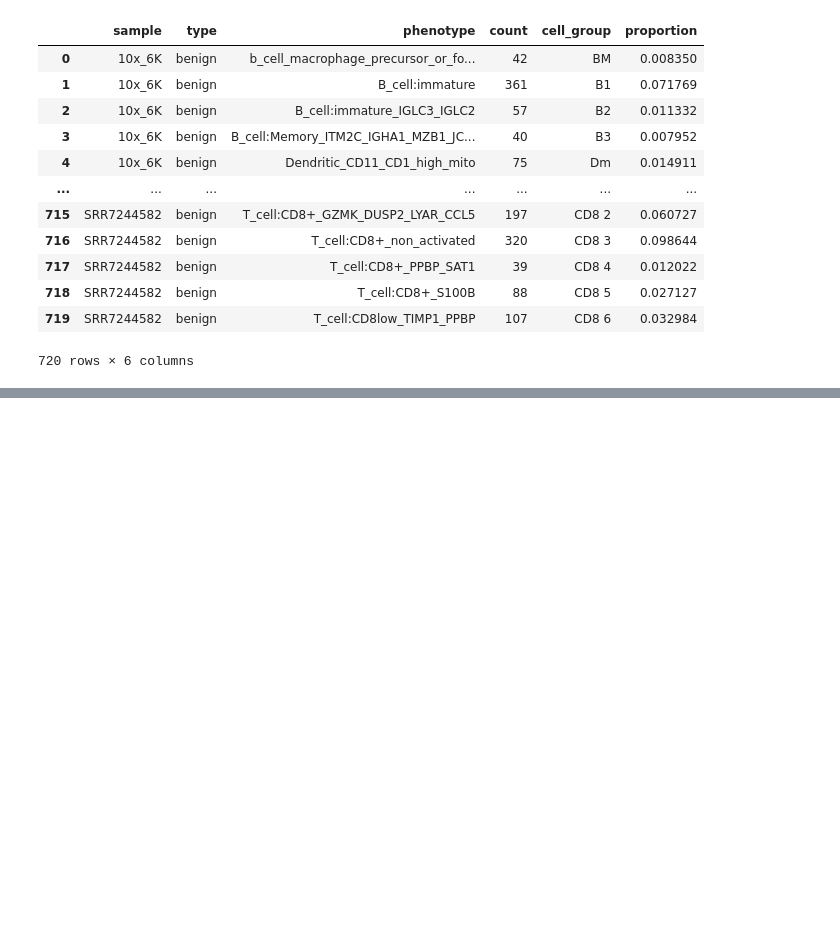
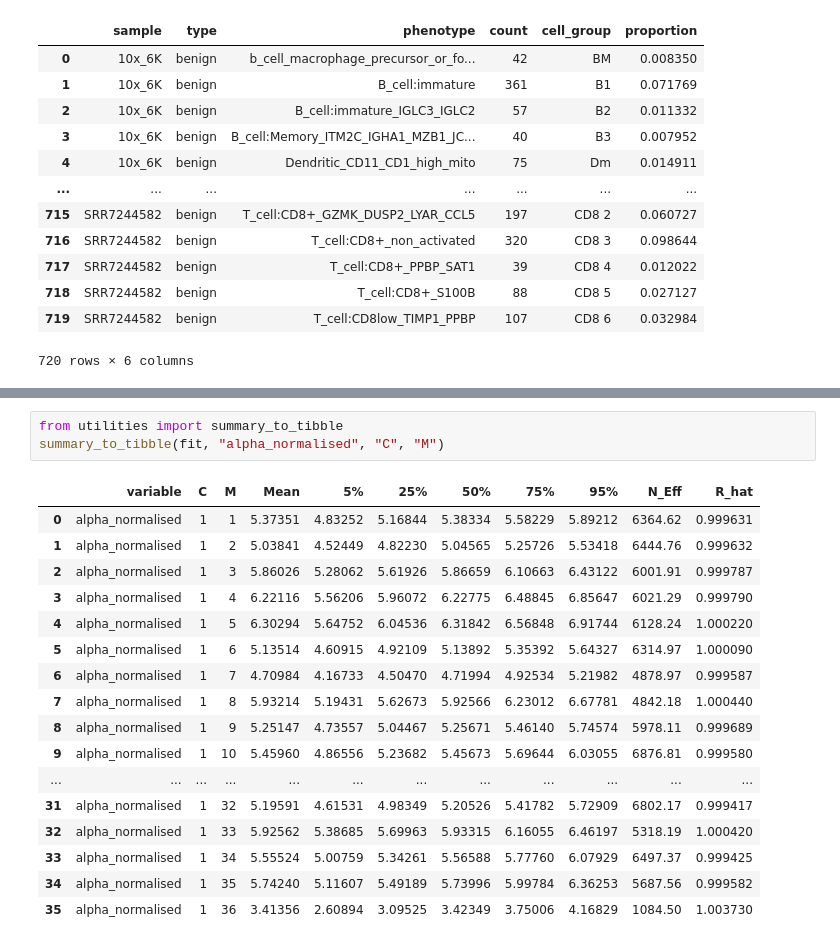
Before and after one commit to zhanchen/sccompPy, a Jupyter notebook: README.ipynb, the cells around one changed output, grey strips where cells are left out. Drawn from its saved outputs; the diff is of its cells as text; blank space fills up the shorter version.

Commit message:
create get_abundance_contrast_draws (unfinished), mutate_from_expr_list, def summary_to_tibble functions as utilities for sccomp_test

```diff
--- a/README.ipynb
+++ b/README.ipynb
@@ -143,0 +163,21 @@ draws_to_tibble_x_y(res.get('fit'), 'beta', 'C', 'M')
+# %%
+from utilities import summary_to_tibble
+summary_to_tibble(fit, "alpha_normalised", "C", "M")
+# %% [output]
+|  | variable | C | M | Mean | 5% | 25% | 50% | 75% | 95% | N_Eff | R_hat |
+| 0 | alpha_normalised | 1 | 1 | 5.37351 | 4.83252 | 5.16844 | 5.38334 | 5.58229 | 5.89212 | 6364.62 | 0.999631 |
+| 1 | alpha_normalised | 1 | 2 | 5.03841 | 4.52449 | 4.82230 | 5.04565 | 5.25726 | 5.53418 | 6444.76 | 0.999632 |
+| 2 | alpha_normalised | 1 | 3 | 5.86026 | 5.28062 | 5.61926 | 5.86659 | 6.10663 | 6.43122 | 6001.91 | 0.999787 |
+| 3 | alpha_normalised | 1 | 4 | 6.22116 | 5.56206 | 5.96072 | 6.22775 | 6.48845 | 6.85647 | 6021.29 | 0.999790 |
+| 4 | alpha_normalised | 1 | 5 | 6.30294 | 5.64752 | 6.04536 | 6.31842 | 6.56848 | 6.91744 | 6128.24 | 1.000220 |
+| 5 | alpha_normalised | 1 | 6 | 5.13514 | 4.60915 | 4.92109 | 5.13892 | 5.35392 | 5.64327 | 6314.97 | 1.000090 |
+| 6 | alpha_normalised | 1 | 7 | 4.70984 | 4.16733 | 4.50470 | 4.71994 | 4.92534 | 5.21982 | 4878.97 | 0.999587 |
+| 7 | alpha_normalised | 1 | 8 | 5.93214 | 5.19431 | 5.62673 | 5.92566 | 6.23012 | 6.67781 | 4842.18 | 1.000440 |
+| 8 | alpha_normalised | 1 | 9 | 5.25147 | 4.73557 | 5.04467 | 5.25671 | 5.46140 | 5.74574 | 5978.11 | 0.999689 |
+| 9 | alpha_normalised | 1 | 10 | 5.45960 | 4.86556 | 5.23682 | 5.45673 | 5.69644 | 6.03055 | 6876.81 | 0.999580 |
+| ... | ... | ... | ... | ... | ... | ... | ... | ... | ... | ... | ... |
+| 31 | alpha_normalised | 1 | 32 | 5.19591 | 4.61531 | 4.98349 | 5.20526 | 5.41782 | 5.72909 | 6802.17 | 0.999417 |
+| 32 | alpha_normalised | 1 | 33 | 5.92562 | 5.38685 | 5.69963 | 5.93315 | 6.16055 | 6.46197 | 5318.19 | 1.000420 |
+| 33 | alpha_normalised | 1 | 34 | 5.55524 | 5.00759 | 5.34261 | 5.56588 | 5.77760 | 6.07929 | 6497.37 | 0.999425 |
+| 34 | alpha_normalised | 1 | 35 | 5.74240 | 5.11607 | 5.49189 | 5.73996 | 5.99784 | 6.36253 | 5687.56 | 0.999582 |
+| 35 | alpha_normalised | 1 | 36 | 3.41356 | 2.60894 | 3.09525 | 3.42349 | 3.75006 | 4.16829 | 1084.50 | 1.003730 |
```
Also changed, not shown: parts of 8 cells of this notebook, 2 other files.
